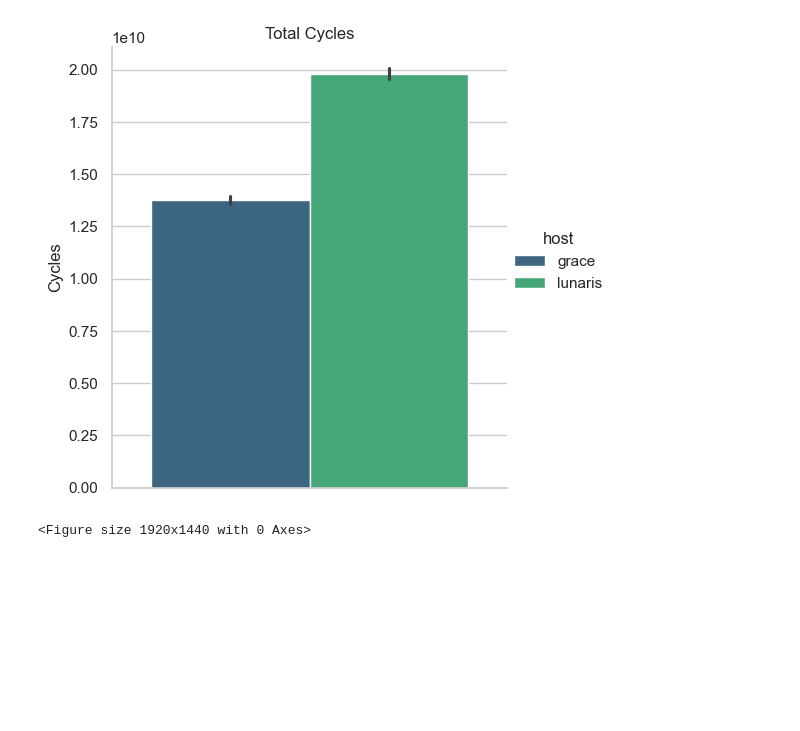
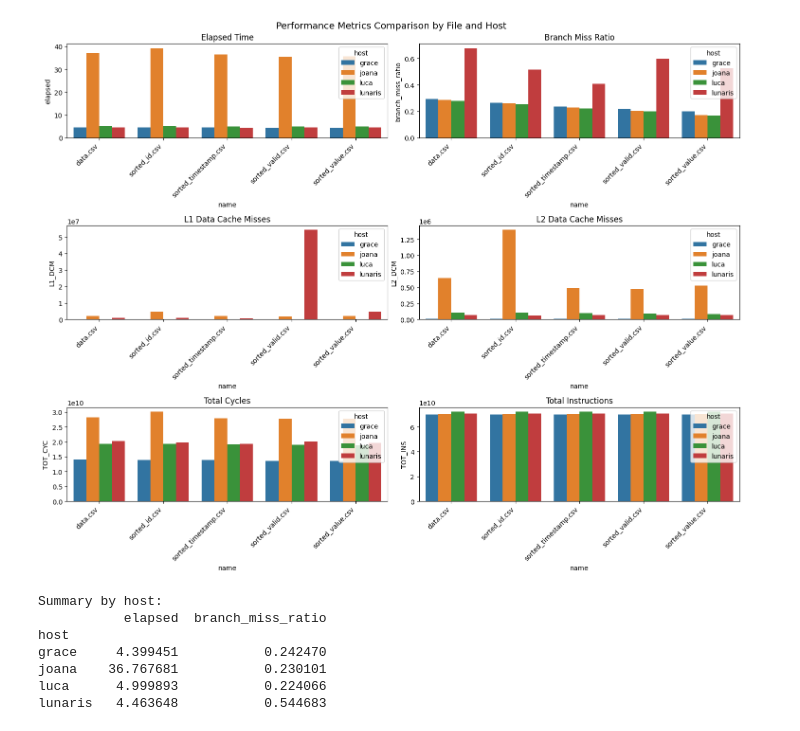
Before and after one commit to matheus-mcosta/arq-avan, a Jupyter notebook: trab1/visual.ipynb, the cells around one changed output. Drawn from its saved outputs; the diff is of its cells as text; code cells hidden in the pictures; blank space fills up the shorter version.

```diff
--- a/trab1/visual.ipynb
+++ b/trab1/visual.ipynb
@@ -70,25 +142,57 @@ plt.show()
 <Figure size 1920x1440 with 0 Axes>
-# %%
-sns.catplot(data=df,
-            y='TOT_CYC',
-            hue='host',
-            palette='viridis',
-            kind='bar',
-            legend=True
-            )
-
-
-# Customize the plot
-plt.title('Total Cycles')
-plt.xticks(rotation=45, ha='right')
-plt.ylabel('Cycles')
-plt.xlabel('')
-
-
-
-# Adjust layout to prevent label cutoff
-plt.figure(dpi=300)
-plt.show()
-# %% [output]
-[figure, removed]
-<Figure size 1920x1440 with 0 Axes>
+# %%
+import pandas as pd
+import seaborn as sns
+import matplotlib.pyplot as plt
+
+# Reset the index to make name and host regular columns
+# df = df.reset_index()
+
+# Create subplots for key metrics
+fig, axes = plt.subplots(3,2, figsize=(15, 12))
+fig.suptitle('Performance Metrics Comparison by File and Host', fontsize=14)
+
+# Plot 1: Elapsed Time
+sns.barplot(data=df, x='name', y='elapsed', hue='host', ax=axes[0,0])
+axes[0,0].set_title('Elapsed Time')
+axes[0,0].set_xticklabels(axes[0,0].get_xticklabels(), rotation=45, ha='right')
+
+# Plot 2: Branch Miss Ratio
+sns.barplot(data=df, x='name', y='branch_miss_ratio', hue='host', ax=axes[0,1])
+axes[0,1].set_title('Branch Miss Ratio')
+axes[0,1].set_xticklabels(axes[0,1].get_xticklabels(), rotation=45, ha='right')
+
+# Plot 3: L1 Data Cache Misses
+sns.barplot(data=df, x='name', y='L1_DCM', hue='host', ax=axes[1,0])
+axes[1,0].set_title('L1 Data Cache Misses')
+axes[1,0].set_xticklabels(axes[1,0].get_xticklabels(), rotation=45, ha='right')
+
+sns.barplot(data=df, x='name', y='L2_DCM', hue='host', ax=axes[1,1])
+axes[1,1].set_title('L2 Data Cache Misses')
+axes[1,1].set_xticklabels(axes[1,0].get_xticklabels(), rotation=45, ha='right')
+
+
+# Plot 4: Total Cycles
+sns.barplot(data=df, x='name', y='TOT_CYC', hue='host', ax=axes[2,0])
+axes[2,0].set_title('Total Cycles')
+axes[2,0].set_xticklabels(axes[1,1].get_xticklabels(), rotation=45, ha='right')
+
+sns.barplot(data=df, x='name', y='TOT_INS', hue='host', ax=axes[2,1])
+axes[2,1].set_title('Total Instructions')
+axes[2,1].set_xticklabels(axes[1,1].get_xticklabels(), rotation=45, ha='right')
+
+plt.tight_layout()
+plt.show()
+
+# Print summary statistics
+print("\nSummary by host:")
+print(df.groupby('host')[['elapsed', 'branch_miss_ratio']].mean())
+# %% [output]
+[figure, added]
+Summary by host:
+           elapsed  branch_miss_ratio
+host
+grace     4.399451           0.242470
+joana    36.767681           0.230101
+luca      4.999893           0.224066
+lunaris   4.463648           0.544683
```
Also changed, not shown: parts of 6 cells of this notebook, 4 other files.
